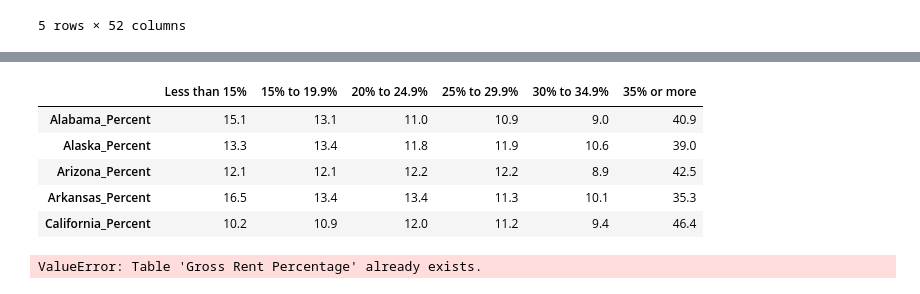
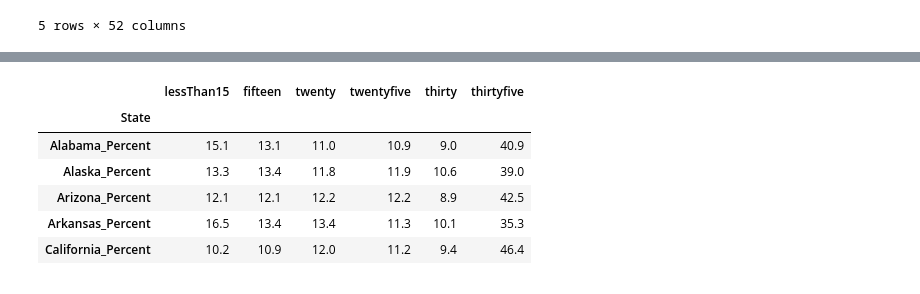
Before and after one commit to renee-h710/Project_3, a Jupyter notebook: project3.ipynb, the cells around one changed output, grey strips where cells are left out. Cells and saved outputs as stored; diff of their text form; code cells hidden in the pictures.

```diff
--- a/project3.ipynb
+++ b/project3.ipynb
@@ -122,31 +334,32 @@ value_est_df.head()
 # %%
 #Gross Rent percentage df
 less_than_fifteen = percentage.iloc[136]
 fifteen = percentage.iloc[137]
 twenty = percentage.iloc[138]
 twentyfive = percentage.iloc[139]
 thirty = percentage.iloc[140]
 thirtyfive = percentage.iloc[141]
 
 gross_rent_per_df = pd.DataFrame({
-        "Less than 15%": less_than_fifteen,
-        "15% to 19.9%": fifteen,
-        "20% to 24.9%": twenty,
-        "25% to 29.9%": twentyfive,
-        "30% to 34.9%": thirty,
-        "35% or more": thirtyfive
+        "lessThan15": less_than_fifteen,
+        "fifteen": fifteen,
+        "twenty": twenty,
+        "twentyfive": twentyfive,
+        "thirty": thirty,
+        "thirtyfive": thirtyfive
         })
 
-gross_rent_per_df["Less than 15%"] = gross_rent_per_df["Less than 15%"].str.replace("%","").astype(float)
-gross_rent_per_df["15% to 19.9%"] = gross_rent_per_df["15% to 19.9%"].str.replace("%","").astype(float)
-gross_rent_per_df["20% to 24.9%"] = gross_rent_per_df["20% to 24.9%"].str.replace("%","").astype(float)
-gross_rent_per_df["25% to 29.9%"] = gross_rent_per_df["25% to 29.9%"].str.replace("%","").astype(float)
-gross_rent_per_df["30% to 34.9%"] = gross_rent_per_df["30% to 34.9%"].str.replace("%","").astype(float)
-gross_rent_per_df["35% or more"] = gross_rent_per_df["35% or more"].str.replace("%","").astype(float)
+gross_rent_per_df["lessThan15"] = gross_rent_per_df["lessThan15"].str.replace("%","").astype(float)
+gross_rent_per_df["fifteen"] = gross_rent_per_df["fifteen"].str.replace("%","").astype(float)
+gross_rent_per_df["twenty"] = gross_rent_per_df["twenty"].str.replace("%","").astype(float)
+gross_rent_per_df["twentyfive"] = gross_rent_per_df["twentyfive"].str.replace("%","").astype(float)
+gross_rent_per_df["thirty"] = gross_rent_per_df["thirty"].str.replace("%","").astype(float)
+gross_rent_per_df["thirtyfive"] = gross_rent_per_df["thirtyfive"].str.replace("%","").astype(float)
 
 gross_rent_per_df.head()
 # %% [output]
-|  | Less than 15% | 15% to 19.9% | 20% to 24.9% | 25% to 29.9% | 30% to 34.9% | 35% or more |
+|  | lessThan15 | fifteen | twenty | twentyfive | thirty | thirtyfive |
+| State |  |  |  |  |  |  |
 | Alabama_Percent | 15.1 | 13.1 | 11.0 | 10.9 | 9.0 | 40.9 |
 | Alaska_Percent | 13.3 | 13.4 | 11.8 | 11.9 | 10.6 | 39.0 |
 | Arizona_Percent | 12.1 | 12.1 | 12.2 | 12.2 | 8.9 | 42.5 |
@@ -158,19 +367,0 @@ conn = sqlite3.connect(database)
-# %%
-# cursor = conn.cursor()
-# cursor.execute("DROP TABLE Users")
-
-# Enter all tables into the DB
-gross_rent_per_df.to_sql(name='Gross Rent Percentage', con=conn)
-gross_rent_est_df.to_sql(name='Gross Rent Estimate', con=conn)
-mortgage_per_df.to_sql(name='Mortgage Percentage', con=conn)
-mortgage_est_df.to_sql(name='Mortgage Estimate', con=conn)
-value_per_df.to_sql(name='Value Percentage', con=conn)
-value_est_df.to_sql(name='Value Estimate', con=conn)
-tenure_per_df.to_sql(name='Tenure Percentage', con=conn)
-tenure_est_df.to_sql(name='Tenure Estimate', con=conn)
-bedroom_per_df.to_sql(name='Bedroom Percentage', con=conn)
-bedroom_est_df.to_sql(name='Bedroom Estimate', con=conn)
-occupancy_per_df.to_sql(name='Occupancy Percentage', con=conn)
-occupancy_est_df.to_sql(name='Occupancy Estimate', con=conn)
-# %% [output]
-ValueError: Table 'Gross Rent Percentage' already exists.
```
Also changed, not shown: parts of 16 cells of this notebook, 1 other file.
